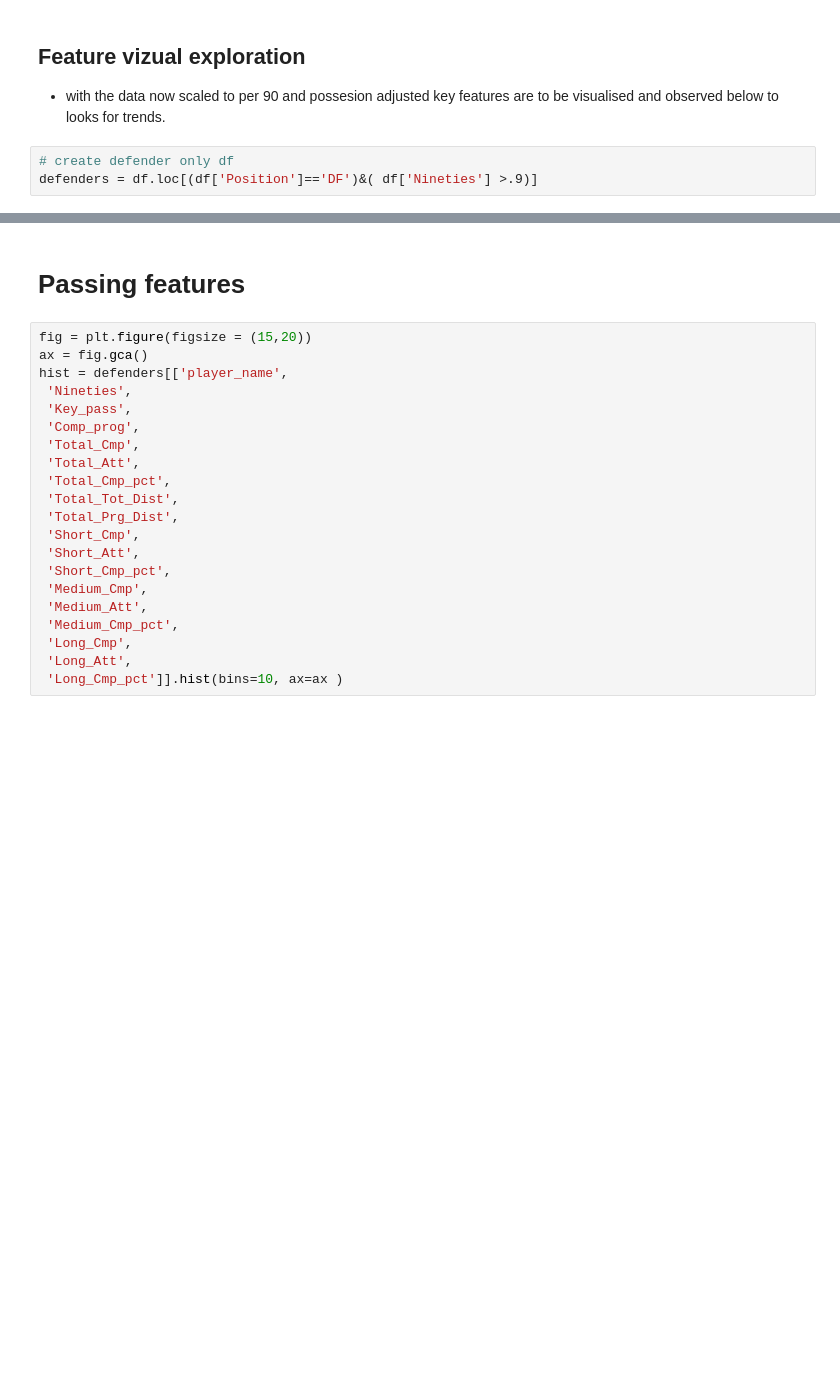
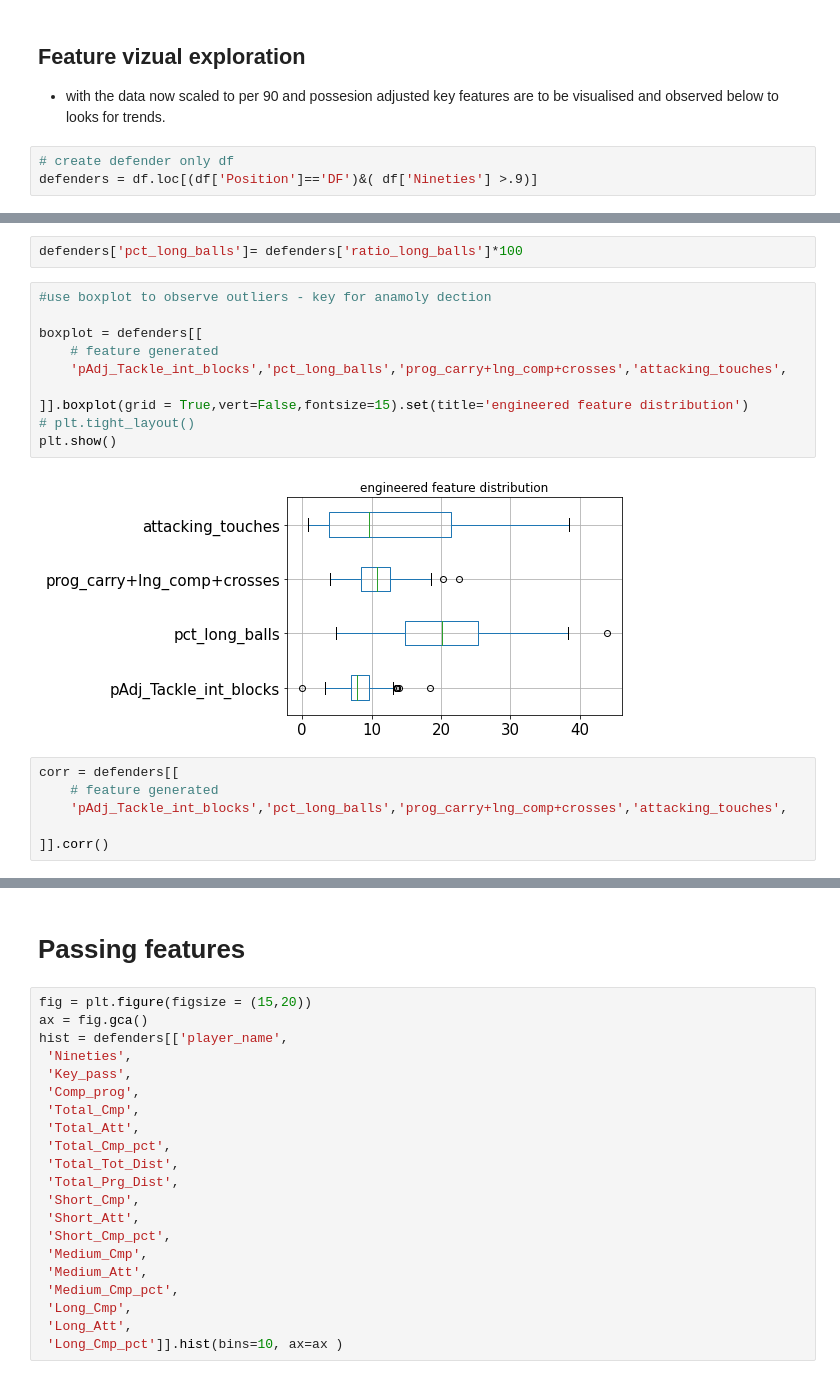
Before and after one commit to misterrustia/MLS_clustering_Captsone, a Jupyter notebook: 2_Exploratory_Data_analysis/Player_exploratory_data_analysis.ipynb, the cells around one changed output, grey strips where cells are left out. Cells and saved outputs as stored; diff of their text form; blank space fills up the shorter version.

```diff
--- a/2_Exploratory_Data_analysis/Player_exploratory_data_analysis.ipynb
+++ b/2_Exploratory_Data_analysis/Player_exploratory_data_analysis.ipynb
@@ -362,0 +210,20 @@ defenders = df.loc[(df['Position']=='DF')&( df['Nineties'] >.9)]
+# %%
+defenders['pct_long_balls']= defenders['ratio_long_balls']*100
+# %%
+#use boxplot to observe outliers - key for anamoly dection
+
+boxplot = defenders[[
+    # feature generated
+    'pAdj_Tackle_int_blocks','pct_long_balls','prog_carry+lng_comp+crosses','attacking_touches',
+
+]].boxplot(grid = True,vert=False,fontsize=15).set(title='engineered feature distribution')
+# plt.tight_layout()
+plt.show()
+# %% [output]
+[figure, added]
+# %%
+corr = defenders[[
+    # feature generated
+    'pAdj_Tackle_int_blocks','pct_long_balls','prog_carry+lng_comp+crosses','attacking_touches',
+
+]].corr()
```
Also changed, not shown: parts of 35 cells of this notebook, 2 other files.
